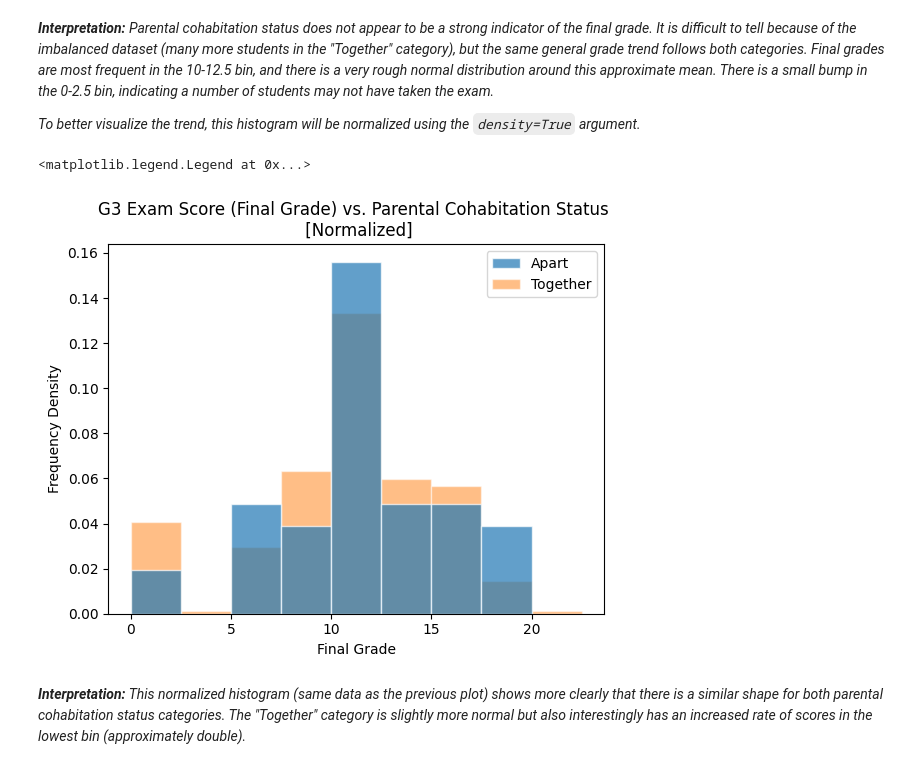
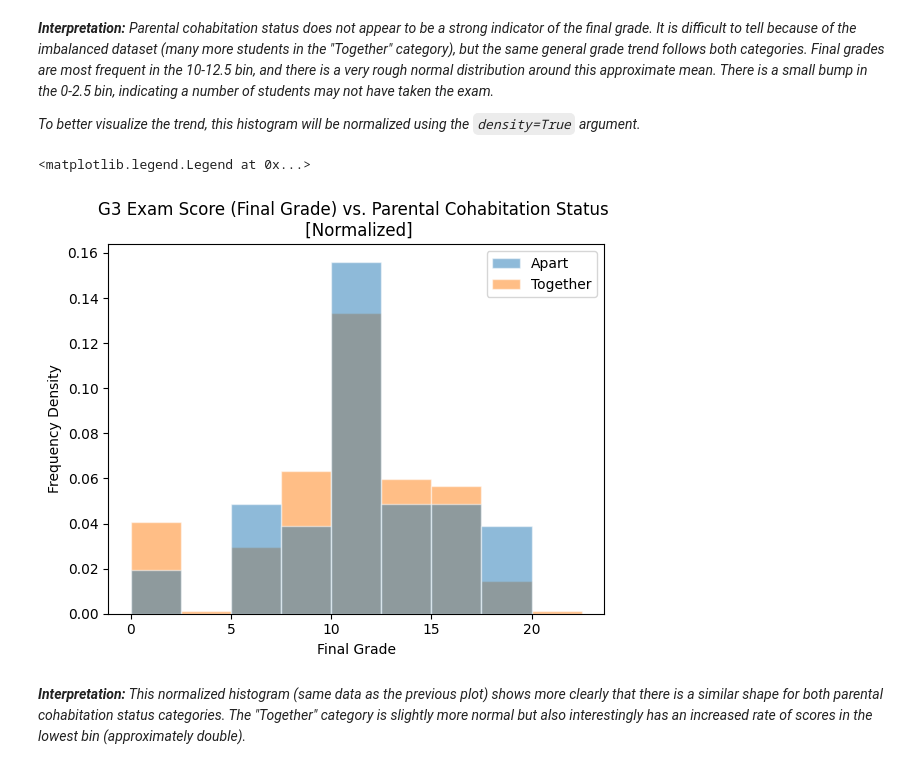
Before and after one commit to trevorlillywhite/HW-4---NCSU-ST-554---Trevor-Lillywhite, a Jupyter notebook: HW4_ST_554_Trevor_Lillywhite.ipynb, the cells around one changed output. Saved outputs shown, nothing was run; the diff lists cells and outputs as text; code cells hidden in the pictures.

```diff
--- a/HW4_ST_554_Trevor_Lillywhite.ipynb
+++ b/HW4_ST_554_Trevor_Lillywhite.ipynb
@@ -514,24 +514,24 @@ _To better visualize the trend, this histogram will be normalized using the `den
 # %%
 # Plot normalized (density) histogram for same variables
 df_G3_Pstatus_A.plot.hist(bins=bin_structure_G3,
                                 edgecolor='white',
-                                alpha=0.7,
+                                alpha=0.5,
                                 zorder=1,
                                 label='Apart',
                                 density=True)
 df_G3_Pstatus_T.plot.hist(bins=bin_structure_G3,
                                 edgecolor='white',
                                 alpha=0.5,
                                 zorder=0,
                                 label='Together',
                                 density=True)
 plt.title('G3 Exam Score (Final Grade) vs. Parental Cohabitation Status \n [Normalized]')
 plt.xlabel('Final Grade')
 plt.ylabel('Frequency Density')
 plt.legend()
 # %% [output]
 <matplotlib.legend.Legend at 0x...>
-[figure, old version]
+[figure, new version]
 # %% [markdown]
 _**Interpretation:** This normalized histogram (same data as the previous plot) shows more clearly that there is a similar shape for both parental cohabitation status categories. The "Together" category is slightly more normal but also interestingly has an increased rate of scores in the lowest bin (approximately double)._
 # %% [markdown]
```
Also changed, not shown: parts of 42 cells of this notebook.
